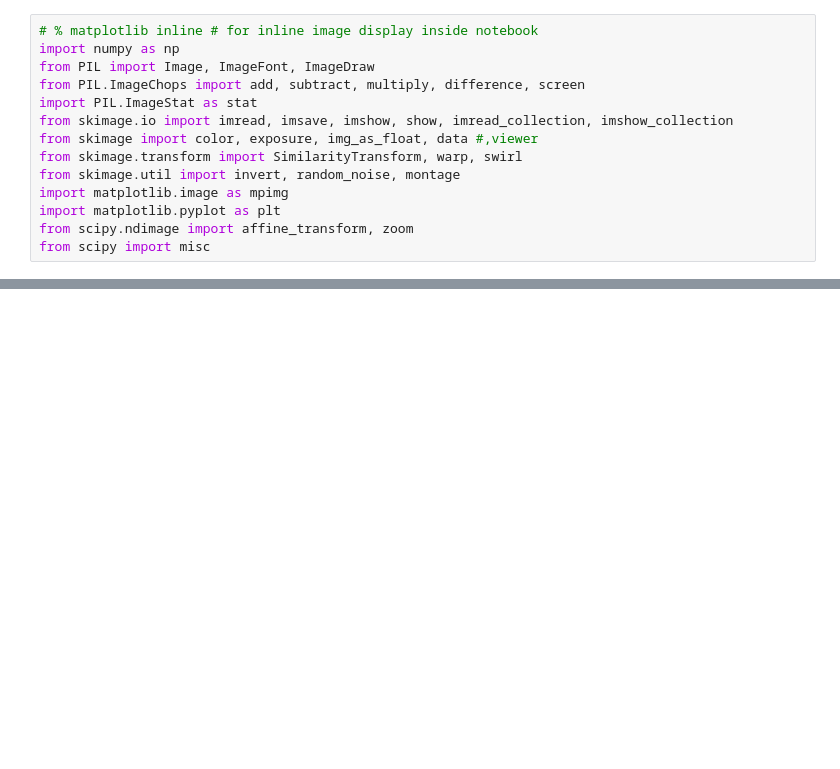
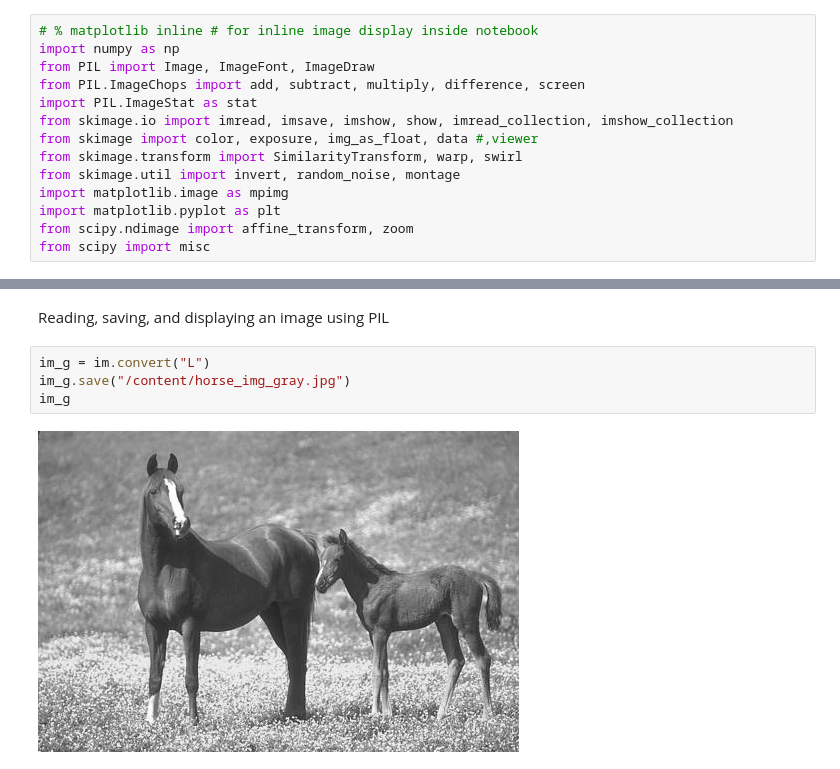
Before and after one commit to hrithik254/Image_Processing, a Jupyter notebook: Ch1.ipynb, the cells around one changed output, grey strips where cells are left out. Cells and saved outputs as stored; diff of their text form; blank space fills up the shorter version.

```diff
--- a/Ch1.ipynb
+++ b/Ch1.ipynb
@@ -18,0 +26,8 @@ from scipy import misc
+# %% [markdown]
+Reading, saving, and displaying an image using PIL
+# %%
+im_g = im.convert("L")
+im_g.save("/content/horse_img_gray.jpg")
+im_g
+# %% [output]
+[figure, added]
```
Also changed, not shown: parts of 5 cells of this notebook.
